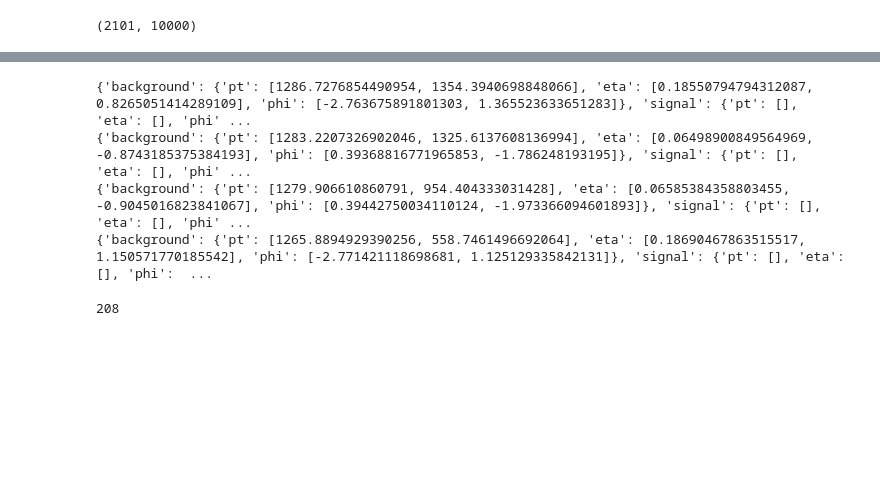
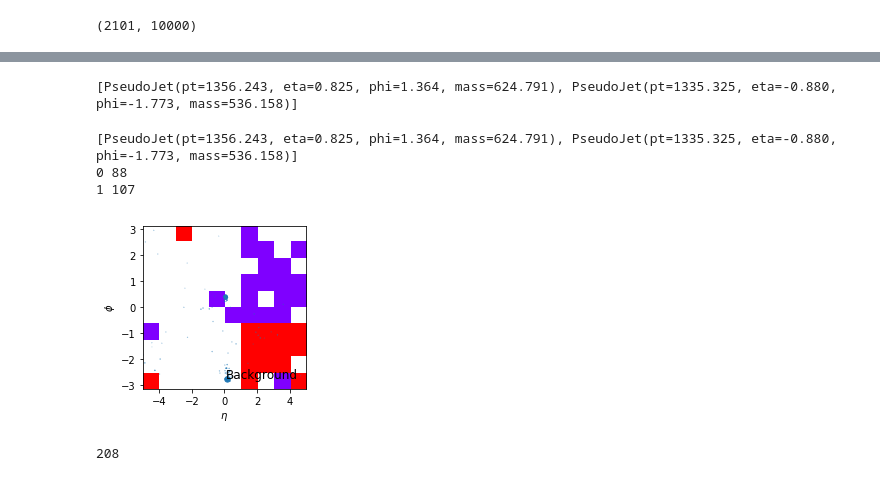
Before and after one commit to maxxrichard/LHCOlympics2020, a Jupyter notebook: notebook/LHCOlympics2020_pyjetexample.ipynb, the cells around one changed output, grey strips where cells are left out. Saved outputs shown, nothing was run; the diff lists cells and outputs as text; code cells hidden in the pictures; blank space fills up the shorter version.

Commit message:
Plot jet area

```diff
--- a/notebook/LHCOlympics2020_pyjetexample.ipynb
+++ b/notebook/LHCOlympics2020_pyjetexample.ipynb
@@ -16,13 +16,15 @@ np.shape(events_combined)
 #Now, let's cluster some jets more efficiently!
 all_largeRjets = {}
 all_smallRjets = {}
+all_hadrons = {}
 for mytype in ['background','signal']:
     all_largeRjets[mytype]=[]
     all_smallRjets[mytype]=[]
+    all_hadrons[mytype]=[]
 
     for ievt in range(2): #len(events_combined)):
         if ievt%10000==0:
-            print(mytype,i)
+            print(mytype,ievt)
         issignal = events_combined[ievt][2100]
         if (mytype=='background' and issignal):
             continue
@@ -34,11 +36,14 @@ for mytype in ['background','signal']:
         pseudojets_input['pT'] = events_filled[:, 0]
         pseudojets_input['eta'] = events_filled[:, 1]
         pseudojets_input['phi'] = events_filled[:, 2]
+        print(np.shape(events_filled))
         largeR = cluster(pseudojets_input, R=1.0, p=-1)
         largeRjets = largeR.inclusive_jets(ptmin=20)
+        print(len(largeRjets))
         smallR = cluster(pseudojets_input, R=0.4, p=-1)
         smallRjets = smallR.inclusive_jets(ptmin=20)
 
         all_largeRjets[mytype] += [largeRjets]
         all_smallRjets[mytype] += [smallRjets]
+        all_hadrons[mytype] += [pseudojets_input]
 # %% [output]
@@ -70,17 +64,64 @@ def getJet(alljets, index):
             jet[mytype]['phi'] += [alljets[mytype][ievt][index].phi]
     return jet
 
-lead_largeRjets, sublead_largeRjets = getJet(all_largeRjets, 0), getJet(all_largeRjets, 1)
+# lead_largeRjets, sublead_largeRjets = getJet(all_largeRjets, 0), getJet(all_largeRjets, 1)
 lead_smallRjets, sublead_smallRjets = getJet(all_smallRjets, 0), getJet(all_smallRjets, 1)
-print(lead_largeRjets)
-print(sublead_largeRjets)
-print(lead_smallRjets)
-print(sublead_smallRjets)
+# print(lead_largeRjets)
+# print(sublead_largeRjets)
+# print(lead_smallRjets)
+# print(sublead_smallRjets)
-# %% [output]
-{'background': {'pt': [1286.7276854490954, 1354.3940698848066], 'eta': [0.18550794794312087, 0.8265051414289109], 'phi': [-2.763675891801303, 1.365523633651283]}, 'signal': {'pt': [], 'eta': [], 'phi' ...
-{'background': {'pt': [1283.2207326902046, 1325.6137608136994], 'eta': [0.06498900849564969, -0.8743185375384193], 'phi': [0.39368816771965853, -1.786248193195]}, 'signal': {'pt': [], 'eta': [], 'phi' ...
-{'background': {'pt': [1279.906610860791, 954.404333031428], 'eta': [0.06585384358803455, -0.9045016823841067], 'phi': [0.39442750034110124, -1.973366094601893]}, 'signal': {'pt': [], 'eta': [], 'phi' ...
-{'background': {'pt': [1265.8894929390256, 558.7461496692064], 'eta': [0.18690467863515517, 1.150571770185542], 'phi': [-2.771421118698681, 1.125129335842131]}, 'signal': {'pt': [], 'eta': [], 'phi':  ...
+# %%
+print(all_largeRjets['background'][1])
+# %% [output]
+[PseudoJet(pt=1356.243, eta=0.825, phi=1.364, mass=624.791), PseudoJet(pt=1335.325, eta=-0.880, phi=-1.773, mass=536.158)]
+# %%
+from matplotlib.pyplot import cm
+from matplotlib.colors import LinearSegmentedColormap
+
+def plot_jet_area(alljets = all_largeRjets, mytype = 'background', ievt = 0):
+    # pick a different color for each jet
+    eta_min, eta_max = -5., 5.
+    extent = eta_min, eta_max, -np.pi, np.pi
+    fig = plt.figure(figsize=(9, 3))
+    colors = cm.rainbow(np.linspace(0, 1, len(alljets[mytype][ievt])))
+    cmap = LinearSegmentedColormap.from_list('cmap', colors, len(colors))
+    ax = None
+    ax = fig.add_subplot(1, 2, 1, sharey=ax)
+    area = np.zeros((10,10), dtype=np.float64)
+
+    print(alljets[mytype][ievt])
+    for ijet, jet in enumerate(alljets[mytype][ievt]):
+        constit = jet.constituents_array()
+        print(ijet, len(constit))
+        jetarea, _, _ = np.histogram2d(constit['eta'], constit['phi'],
+                                       )
+        area += (jetarea > 0) * (ijet + 1)
+
+    # plot all areas
+    ax.imshow(np.ma.masked_where(area == 0, area).T, cmap=cmap,
+              extent=extent, aspect=(eta_max - eta_min) / (2*np.pi),
+              interpolation='none', origin='lower')
+
+    # overlay original event
+    particles = all_hadrons['background'][0]
+    ax.scatter(particles['eta'], particles['phi'],
+               s=30 * particles['pT'] / particles['pT'].max())
+    ax.set_xlim(extent[:2])
+    ax.set_ylim(extent[2:])
+    ax.set_ylabel(r'$\phi$')
+    ax.set_xlabel(r'$\eta$')
+
+    ax.text(0.95, 0.05, 'Background',
+        verticalalignment='bottom', horizontalalignment='right',
+        transform=ax.transAxes,
+        fontsize=12)
+
+plot_jet_area(alljets = all_largeRjets, mytype = 'background', ievt = 1)
+# %% [output]
+[PseudoJet(pt=1356.243, eta=0.825, phi=1.364, mass=624.791), PseudoJet(pt=1335.325, eta=-0.880, phi=-1.773, mass=536.158)]
+0 88
+1 107
+[figure, added]
 # %%
 #Let's make some very simple plots.
 def plothadron():
```
Also changed, not shown: parts of 1 cell of this notebook.
